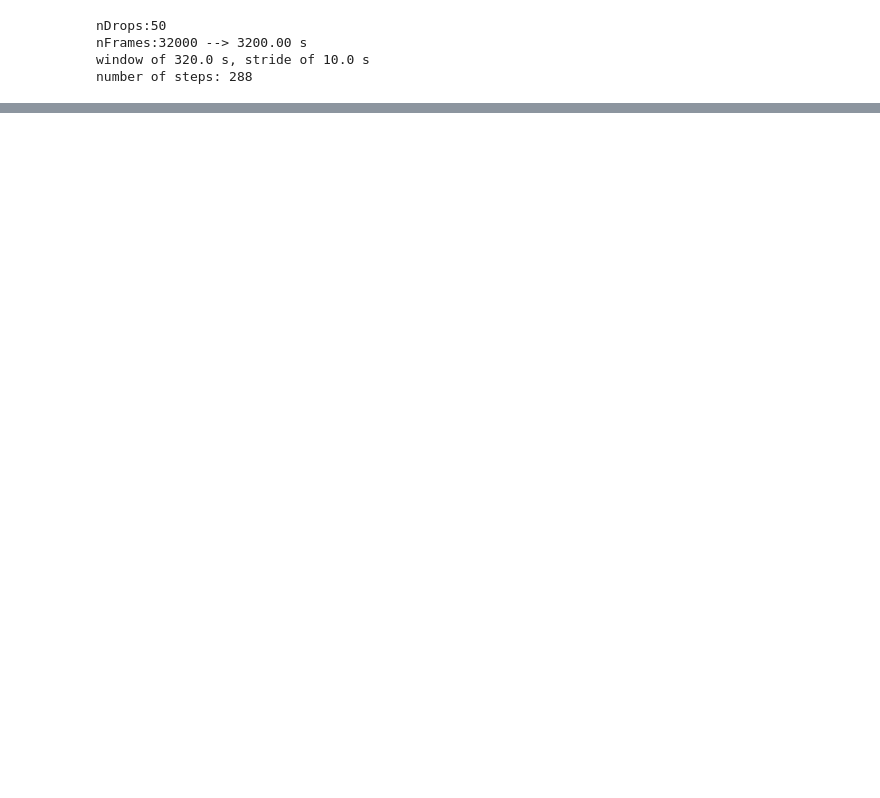
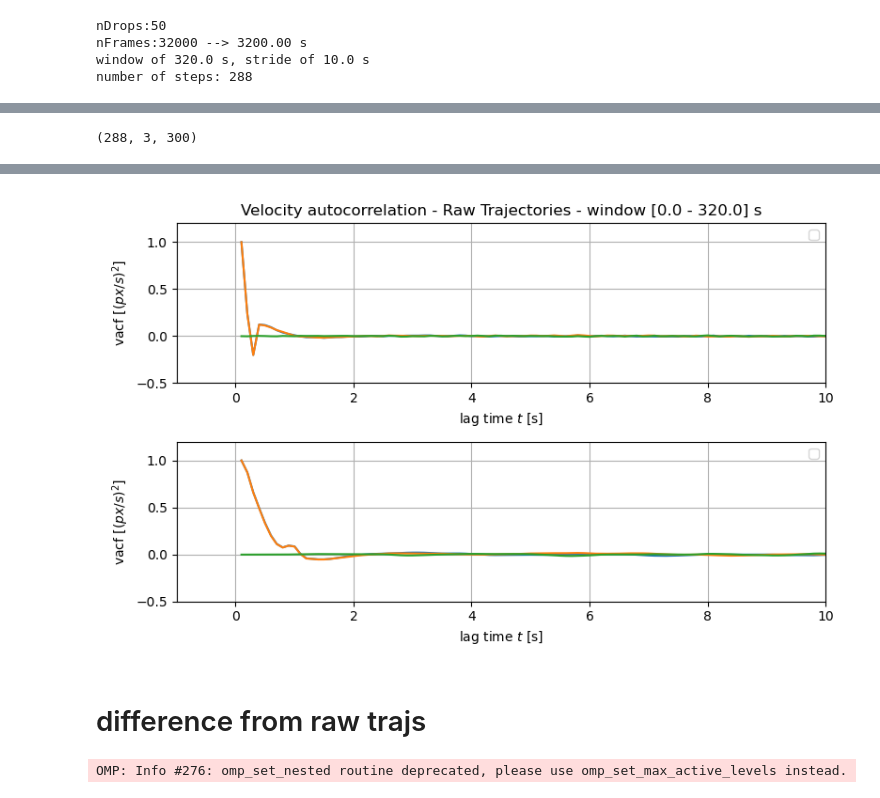
Before and after one commit to skandiz/MasterThesis, a Jupyter notebook: analysis/dev.ipynb, the cells around one changed output, grey strips where cells are left out. Drawn from its saved outputs; the diff is of its cells as text; code cells hidden in the pictures; blank space fills up the shorter version.

Commit message:
add data

```diff
--- a/analysis/dev.ipynb
+++ b/analysis/dev.ipynb
@@ -110,0 +108,20 @@ corr_std = [a.std(axis=0), b.std(axis=0)]
+# %%
+def corr_windowed(nSteps, maxLagtime, startFrames, endFrames, trajectories, red_particle_idx, nDrops):
+    corr_b = np.zeros((nSteps, 3, maxLagtime))
+    corr_std_b = np.zeros((nSteps, 3, maxLagtime))
+    corr_r = np.zeros((nSteps, 3, maxLagtime))
+    corr_std_r = np.zeros((nSteps, 3, maxLagtime))
+
+    for k in tqdm(range(nSteps)):
+        trajs = trajectories.loc[trajectories.frame.between(startFrames[k], endFrames[k])]
+        blueTrajs, redTraj = get_trajs(nDrops, red_particle_idx, trajs)
+
+        corr_b[k], corr_std_b[k] = get_corr(get_velocities(blueTrajs), maxLagtime)
+        corr_r[k], corr_std_r[k] = get_corr(get_velocities(redTraj), maxLagtime)
+
+    return corr_b, corr_std_b, corr_r, corr_std_r
+# %%
+corr_b, corr_std_b, corr_r, corr_std_r = corr_windowed(nSteps, 300, startFrames, endFrames, rawTrajs, red_particle_idx, nDrops)
+
+smoothTrajs = get_smooth_trajs(rawTrajs, nDrops, 10, 2)
+corr_b_smooth, corr_std_b_smooth, corr_r_smooth, corr_std_r_smooth = corr_windowed(nSteps, 300, startFrames, endFrames, smoothTrajs, red_particle_idx, nDrops)
@@ -110,0 +143,51 @@ corr_std = [a.std(axis=0), b.std(axis=0)]
+# %%
+corr_b.shape
+# %% [output]
+(288, 3, 300)
+# %%
+fig = plt.figure(figsize=(8, 5))
+anim_running = True
+
+def onClick(event):
+    global anim_running
+    if anim_running:
+        ani.event_source.stop()
+        anim_running = False
+    else:
+        ani.event_source.start()
+        anim_running = True
+
+def update_graph(step):
+    for i in range(3):
+        graphic_data[i].set_ydata(corr_b[step, i])
+
+    title.set_text(f"Velocity autocorrelation - Raw Trajectories - window [{startFrames[step]/10} - {endFrames[step]/10}] s")
+    for i in range(3):
+        graphic_data2[i].set_ydata(corr_b_smooth[step, i])
+    return graphic_data, graphic_data2,
+
+ax = fig.add_subplot(211)
+title = ax.set_title(f"Velocity autocorrelation - Raw Trajectories - window [{startFrames[0]/10} - {endFrames[0]/10}] s")
+graphic_data = []
+for i in range(3):
+    graphic_data.append(ax.plot(np.arange(0.1, 30.1, 0.1), corr_b[0, i])[0])
+
+ax.set(ylabel = r'vacf [$(px/s)^2$]', xlabel = 'lag time $t$ [s]', xlim = (-1, 10), ylim = (-0.5, 1.2))
+ax.grid()
+ax.legend()
+
+ax1 = fig.add_subplot(212)
+graphic_data2 = []
+for i in range(3):
+    graphic_data2.append(ax1.plot(np.arange(0.1, 30.1, 0.1), corr_b_smooth[0, i])[0])
+
+ax1.set(ylabel = r'vacf [$(px/s)^2$]', xlabel = 'lag time $t$ [s]', xlim = (-1, 10), ylim = (-0.5, 1.2))
+ax1.grid()
+ax1.legend()
+
+plt.tight_layout()
+fig.canvas.mpl_connect('button_press_event', onClick)
+ani = matplotlib.animation.FuncAnimation(fig, update_graph, nSteps, interval = 5, blit=False)
+if 0: ani.save('./results/corr/corr_b.mp4', fps=30, extra_args=['-vcodec', 'libx264'])
+plt.show()
+# %% [output]
@@ -110,0 +196,8 @@ corr_std = [a.std(axis=0), b.std(axis=0)]
+[figure, added]
+# %% [markdown]
+# difference from raw trajs
+# %%
+corr_b, corr_std_b = get_corr(get_velocities(blueTrajs), maxLagtime)
+corr_r, corr_std_r = get_corr(get_velocities(redTraj), maxLagtime)
+# %% [output]
+OMP: Info #276: omp_set_nested routine deprecated, please use omp_set_max_active_levels instead.
```
Also changed, not shown: parts of 11 cells of this notebook, 17 other files.
